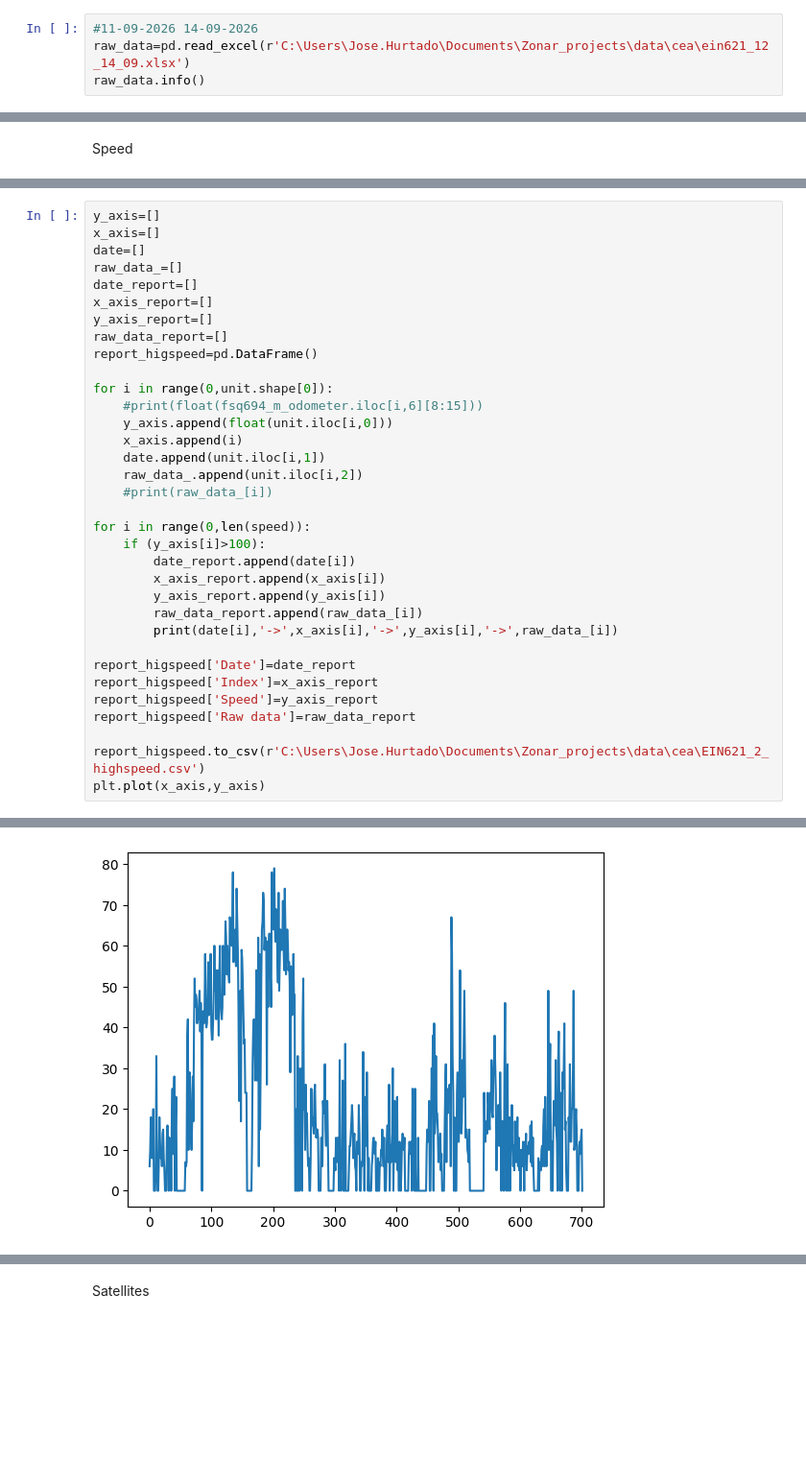
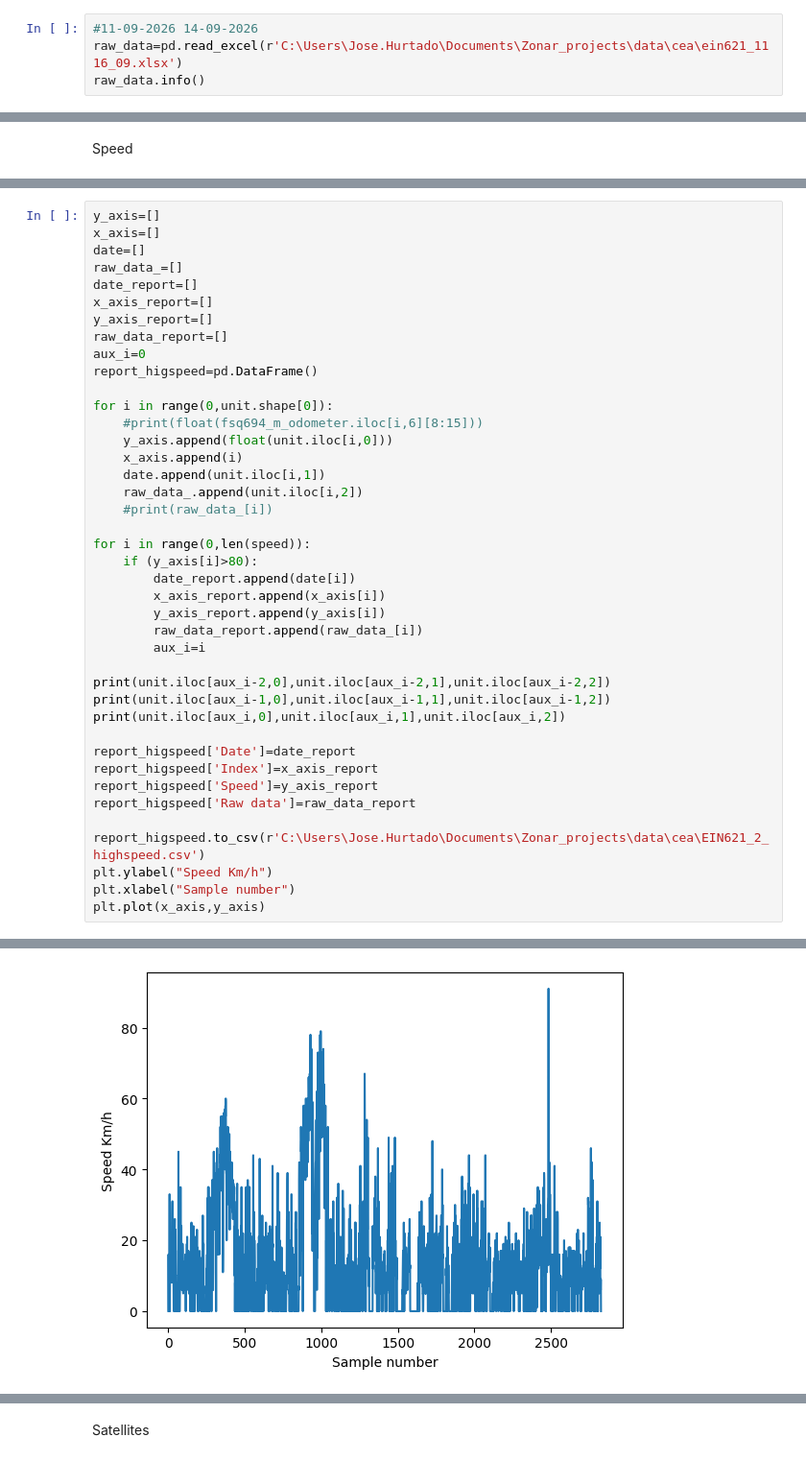
Before and after one commit to jlhb1984/Zonar_projects, a Jupyter notebook: notebooks/cea EIN621 4 after fu TS000175630.ipynb, the cells around one changed output, grey strips where cells are left out. Shown at 96% size. Saved outputs shown, nothing was run; the diff lists cells and outputs as text; blank space fills up the shorter version.

```diff
--- a/notebooks/cea EIN621 4 after fu TS000175630.ipynb
+++ b/notebooks/cea EIN621 4 after fu TS000175630.ipynb
@@ -7,7 +7,7 @@ import matplotlib.pyplot as plt
 IMEI: 869487064492787
 # %%
 #11-09-2026 14-09-2026
-raw_data=pd.read_excel(r'C:\Users\Jose.Hurtado\Documents\Zonar_projects\data\cea\ein621_12_14_09.xlsx')
+raw_data=pd.read_excel(r'C:\Users\Jose.Hurtado\Documents\Zonar_projects\data\cea\ein621_1116_09.xlsx')
 raw_data.info()
 # %% [output]
 <class 'pandas.DataFrame'>
@@ -226,6 +226,7 @@ date_report=[]
 x_axis_report=[]
 y_axis_report=[]
 raw_data_report=[]
+aux_i=0
 report_higspeed=pd.DataFrame()
 
 for i in range(0,unit.shape[0]):
@@ -237,12 +238,16 @@ for i in range(0,unit.shape[0]):
     #print(raw_data_[i])
 
 for i in range(0,len(speed)):
-    if (y_axis[i]>100):
+    if (y_axis[i]>80):
         date_report.append(date[i])
         x_axis_report.append(x_axis[i])
         y_axis_report.append(y_axis[i])
         raw_data_report.append(raw_data_[i])
-        print(date[i],'->',x_axis[i],'->',y_axis[i],'->',raw_data_[i])
+        aux_i=i
+
+print(unit.iloc[aux_i-2,0],unit.iloc[aux_i-2,1],unit.iloc[aux_i-2,2])
+print(unit.iloc[aux_i-1,0],unit.iloc[aux_i-1,1],unit.iloc[aux_i-1,2])
+print(unit.iloc[aux_i,0],unit.iloc[aux_i,1],unit.iloc[aux_i,2])
 
 report_higspeed['Date']=date_report
 report_higspeed['Index']=x_axis_report
@@ -250,5 +255,7 @@ report_higspeed['Speed']=y_axis_report
 report_higspeed['Raw data']=raw_data_report
 
 report_higspeed.to_csv(r'C:\Users\Jose.Hurtado\Documents\Zonar_projects\data\cea\EIN621_2_highspeed.csv')
+plt.ylabel("Speed Km/h")
+plt.xlabel("Sample number")
 plt.plot(x_axis,y_axis)
 # %% [output]
@@ -256,4 +266,4 @@ plt.plot(x_axis,y_axis)
-[figure, old version]
+[figure, new version]
 # %%
 max(y_axis)
 # %% [output]
```
Also changed, not shown: parts of 14 cells of this notebook, 8 other files.
